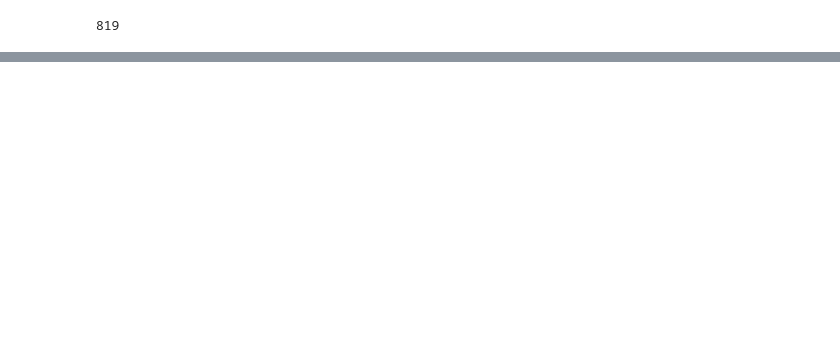
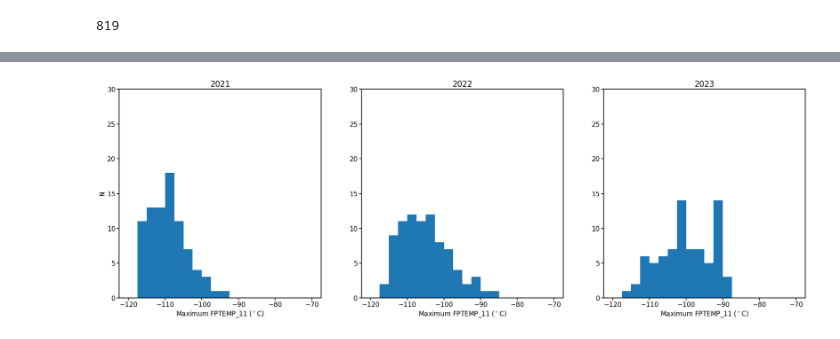
Before and after one commit to jzuhone/fptemp_study, a Jupyter notebook: 2020_plots.ipynb, the cells around one changed output, grey strips where cells are left out. Saved outputs shown, nothing was run; the diff lists cells and outputs as text; code cells hidden in the pictures; blank space fills up the shorter version.

```diff
--- a/2020_plots.ipynb
+++ b/2020_plots.ipynb
@@ -127,0 +152,25 @@ print(bad_rolls)
+# %%
+plt.rc("font", size=17)
+plt.rc("axes", linewidth=2)
+fig, (ax1, ax2, ax3) = plt.subplots(ncols=3, figsize=(32,10))
+_, _, _= ax1.hist(maxtemps['2021'], bins=temp_bins)
+ax1.tick_params(length=6, width=2)
+ax1.set_title("2021")
+ax1.set_xlabel("Maximum FPTEMP_11 ($^\circ$C)")
+ax1.set_ylim(0, 30)
+ax1.set_ylabel("N")
+_, _, _ = ax2.hist(maxtemps['2022'], bins=temp_bins)
+ax2.tick_params(length=6, width=2)
+ax2.set_title("2022")
+ax2.set_xlabel("Maximum FPTEMP_11 ($^\circ$C)")
+ax2.set_ylim(0, 30)
+_, _, _ = ax3.hist(maxtemps['2023'], bins=temp_bins)
+ax3.tick_params(length=6, width=2)
+ax3.set_title("2023")
+ax3.set_xlabel("Maximum FPTEMP_11 ($^\circ$C)")
+ax3.set_ylim(0, 30)
+fig.savefig(f"2020to2024_perigees_recent_{tini}_hist_max.pdf")
+# %%
+fig
+# %% [output]
+[figure, added]
```
Also changed, not shown: parts of 9 cells of this notebook, 4 other files.
